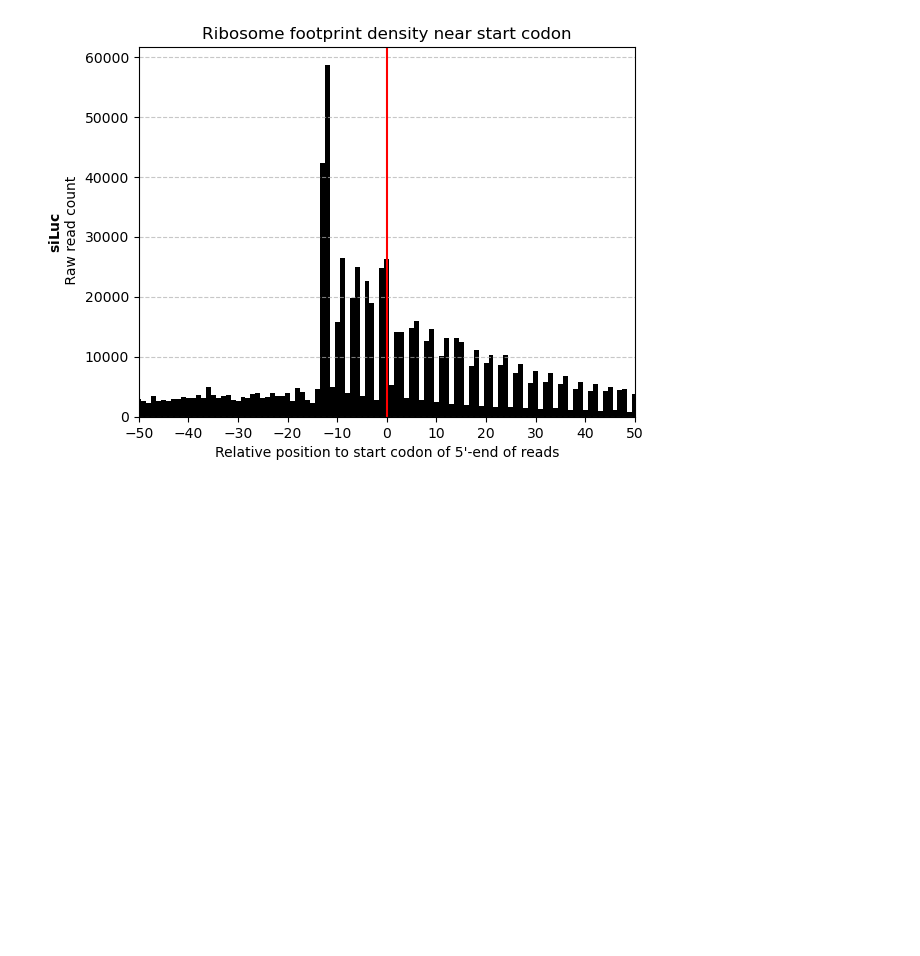
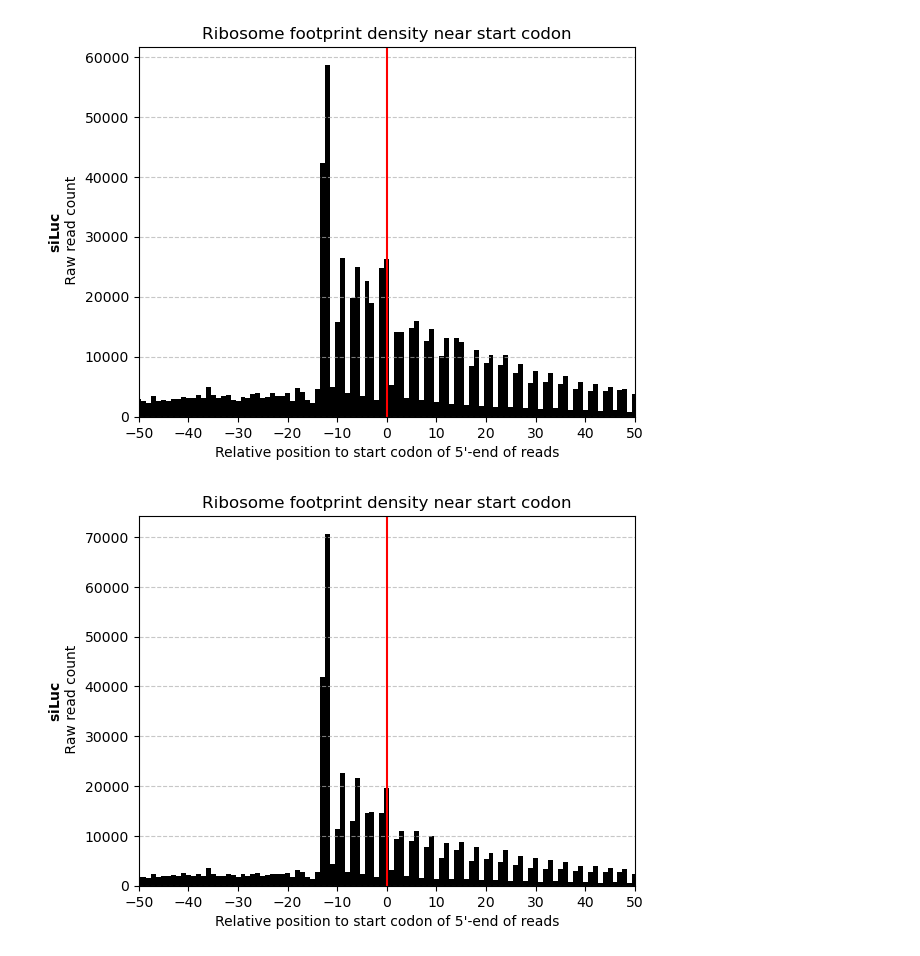
Before and after one commit to PyoYoungjoon/Mission, a Jupyter notebook: binfo1-work/Mission 2.ipynb, the cells around one changed output. Cells and saved outputs as stored; diff of their text form; code cells hidden in the pictures; blank space fills up the shorter version.

```diff
--- a/binfo1-work/Mission 2.ipynb
+++ b/binfo1-work/Mission 2.ipynb
@@ -188,3 +188,33 @@ plt.grid(axis='y', which='major', linestyle='--', alpha=0.7)
 plt.show()
 # %% [output]
 [figure]
+# %%
+import matplotlib.pyplot as plt
+import pandas as pd
+
+
+positions = []
+coverages = []
+with open('relative_position_siLin28a.txt', 'r') as file:
+    for line in file:
+        parts = line.strip().split()
+        positions.append(int(parts[2]))
+        coverages.append(int(parts[3]))
+
+accumulated_coverages = {}
+for pos, cov in zip(positions, coverages):
+    if pos not in accumulated_coverages:
+        accumulated_coverages[pos] = 0
+    accumulated_coverages[pos] += cov
+
+plt.bar(accumulated_coverages.keys(), accumulated_coverages.values(), color='black', width=1)
+plt.xlim(-50,50)
+plt.axvline(x=0, color='red', linestyle='-')
+plt.xticks([-50,-40,-30,-20,-10,0,10,20,30,40,50])
+plt.xlabel('Relative position to start codon of 5\'-end of reads')
+plt.ylabel(r'$\bf{siLuc}$' + '\n Raw read count')
+plt.title('Ribosome footprint density near start codon')
+plt.grid(axis='y', which='major', linestyle='--', alpha=0.7)
+plt.show()
+# %% [output]
+[figure, added]
```
